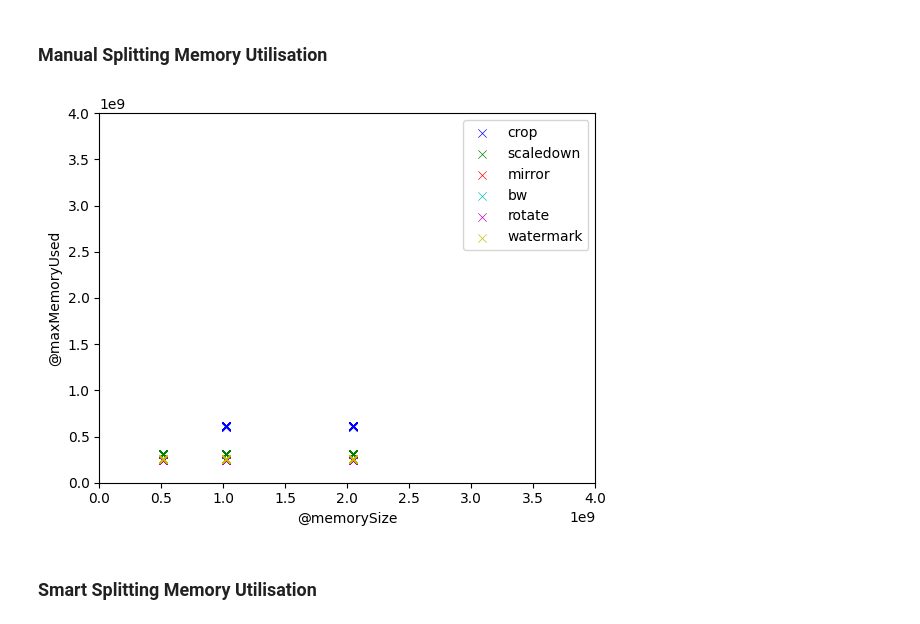
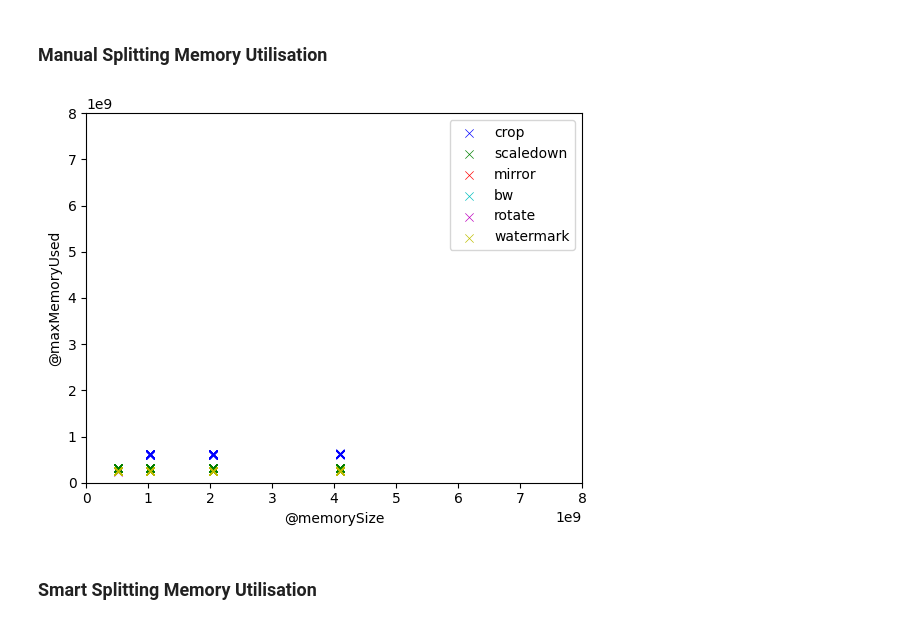
Before and after one commit to serverless-video-processing/lambda-pipeline, a Jupyter notebook: lambda-code-step/memory-analysis/memusage_plot.ipynb, the cells around one changed output. Drawn from its saved outputs; the diff is of its cells as text; code cells hidden in the pictures.

Commit message:
added memory utilization

```diff
--- a/lambda-code-step/memory-analysis/memusage_plot.ipynb
+++ b/lambda-code-step/memory-analysis/memusage_plot.ipynb
@@ -4,0 +9,13 @@ import matplotlib.pyplot as plt
+# %%
+DATAPATH = "./log-insight-data/"
+RUN = "pipeline-app-step-noS3"
+stage="monolithic"
+manualSplitColors = {'crop': 'b', 'scaledown':'g', 'mirror':'r', 'bw':'c', 'rotate':'m', 'watermark': 'y'}
+fig, ax = plt.subplots()
+memUsageDF = pd.read_csv(DATAPATH+RUN+".csv", usecols=["@maxMemoryUsed", "@memorySize"])
+sns.scatterplot(memUsageDF, x="@memorySize", y="@maxMemoryUsed", color="grey", label="{}".format(stage), marker='x')
+
+ax.set_xlim(0, 90*1e8)
+ax.set_ylim(0, 90*1e8)
+plt.legend()
+plt.show()
@@ -7,18 +45,18 @@ import matplotlib.pyplot as plt
 # %%
 DATAPATH = "./log-insight-data/"
 RUN = "profile-step-split-num30-v5/"
 manualSplitColors = {'crop': 'b', 'scaledown':'g', 'mirror':'r', 'bw':'c', 'rotate':'m', 'watermark': 'y'}
 fig, ax = plt.subplots()
 for stage, col in manualSplitColors.items():
     memUsageDF = pd.read_csv(DATAPATH+RUN+stage+".csv", usecols=["@maxMemoryUsed", "@memorySize"])
     sns.scatterplot(memUsageDF, x="@memorySize", y="@maxMemoryUsed", color=col, label="{}".format(stage), marker='x')
 
-ax.set_xlim(0, 40*1e8)
-ax.set_ylim(0, 40*1e8)
+ax.set_xlim(0, 80*1e8)
+ax.set_ylim(0, 80*1e8)
 plt.legend()
 plt.show()
 # %% [output]
-[figure, old version]
+[figure, new version]
 # %% [markdown]
 ### Smart Splitting Memory Utilisation
 # %%
```
Also changed, not shown: parts of 6 cells of this notebook, 3 other files.
